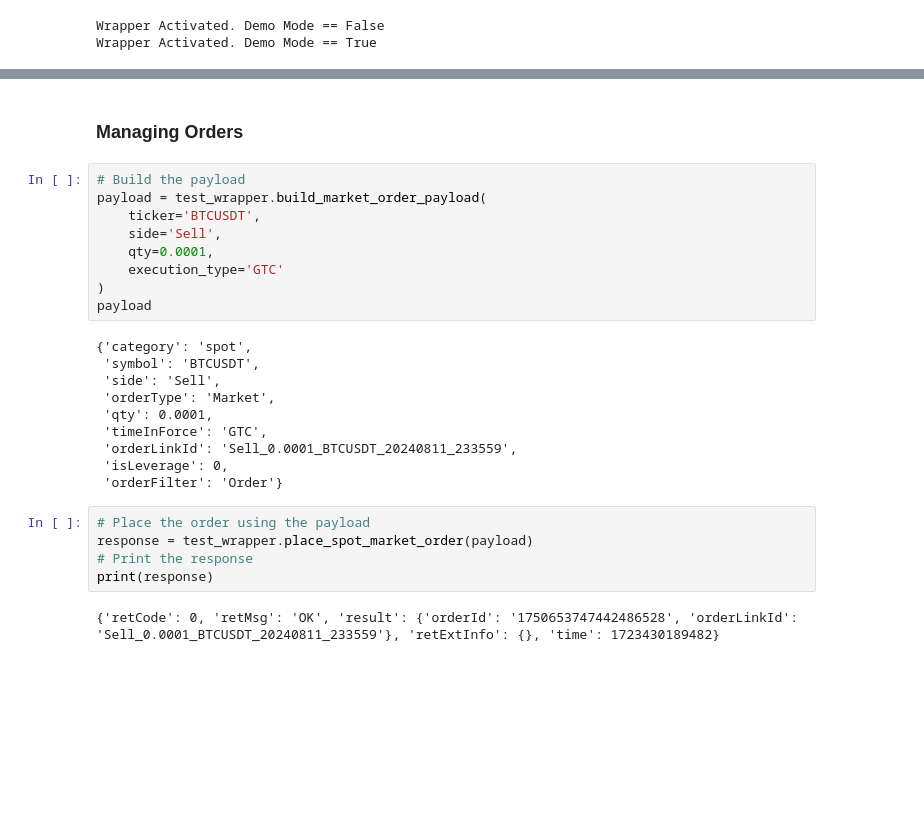
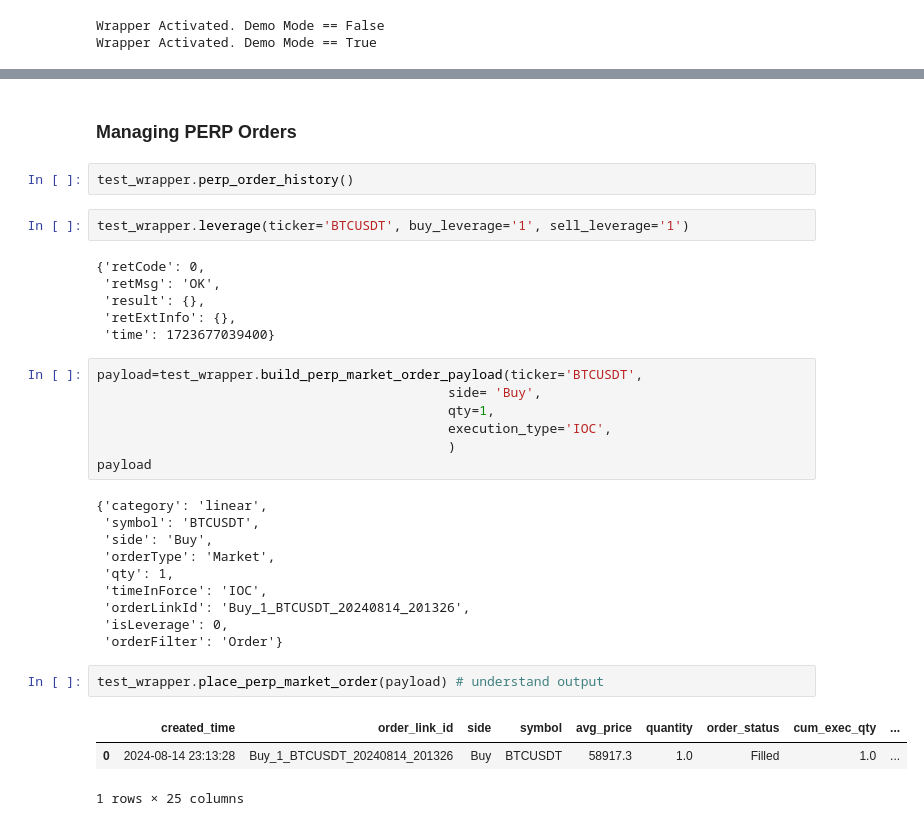
Before and after one commit to valterebelo/AlphaTraderSystem, a Jupyter notebook: alpha_trader/src/pybit.ipynb, the cells around one changed output, grey strips where cells are left out. Saved outputs shown, nothing was run; the diff lists cells and outputs as text; blank space fills up the shorter version.

```diff
--- a/alpha_trader/src/pybit.ipynb
+++ b/alpha_trader/src/pybit.ipynb
@@ -262,28 +340,35 @@ test_wrapper.get_candles(ticker='BTCUSDT', market='linear')
 # %% [markdown]
-### Managing Orders
+### Managing PERP Orders
+# %%
+test_wrapper.perp_order_history()
+# %%
+test_wrapper.leverage(ticker='BTCUSDT', buy_leverage='1', sell_leverage='1')
+# %% [output]
+{'retCode': 0,
+ 'retMsg': 'OK',
+ 'result': {},
+ 'retExtInfo': {},
+ 'time': 1723677039400}
 # %%
-# Build the payload
-payload = test_wrapper.build_market_order_payload(
-    ticker='BTCUSDT',
-    side='Sell',
-    qty=0.0001,
-    execution_type='GTC'
-)
+payload=test_wrapper.build_perp_market_order_payload(ticker='BTCUSDT',
+                                             side= 'Buy',
+                                             qty=1,
+                                             execution_type='IOC',
+                                             )
 payload
 # %% [output]
-{'category': 'spot',
+{'category': 'linear',
  'symbol': 'BTCUSDT',
- 'side': 'Sell',
+ 'side': 'Buy',
  'orderType': 'Market',
- 'qty': 0.0001,
- 'timeInForce': 'GTC',
- 'orderLinkId': 'Sell_0.0001_BTCUSDT_20240811_233559',
+ 'qty': 1,
+ 'timeInForce': 'IOC',
+ 'orderLinkId': 'Buy_1_BTCUSDT_20240814_201326',
  'isLeverage': 0,
  'orderFilter': 'Order'}
-# %%
-# Place the order using the payload
-response = test_wrapper.place_spot_market_order(payload)
-# Print the response
-print(response)
-# %% [output]
-{'retCode': 0, 'retMsg': 'OK', 'result': {'orderId': '1750653747442486528', 'orderLinkId': 'Sell_0.0001_BTCUSDT_20240811_233559'}, 'retExtInfo': {}, 'time': 1723430189482}
+# %%
+test_wrapper.place_perp_market_order(payload) # understand output
+# %% [output]
+|  | created_time | order_link_id | side | symbol | avg_price | quantity | order_status | cum_exec_qty | ... |
+| 0 | 2024-08-14 23:13:28 | Buy_1_BTCUSDT_20240814_201326 | Buy | BTCUSDT | 58917.3 | 1.0 | Filled | 1.0 | ... |
+1 rows × 25 columns
```
Also changed, not shown: parts of 20 cells of this notebook, 2 other files.
